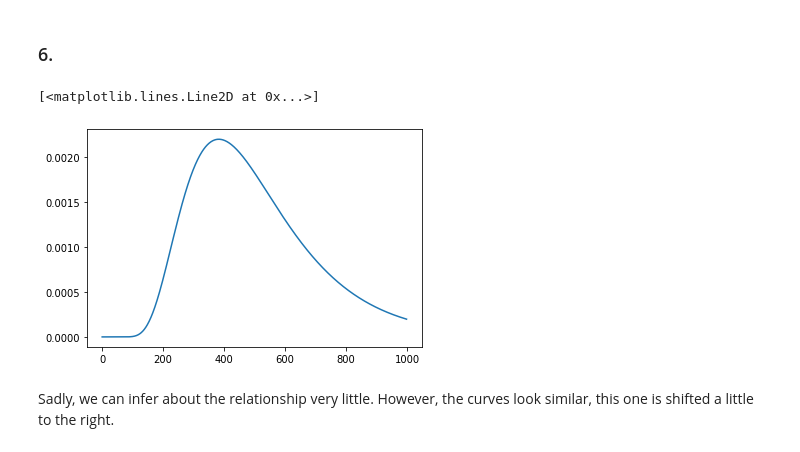
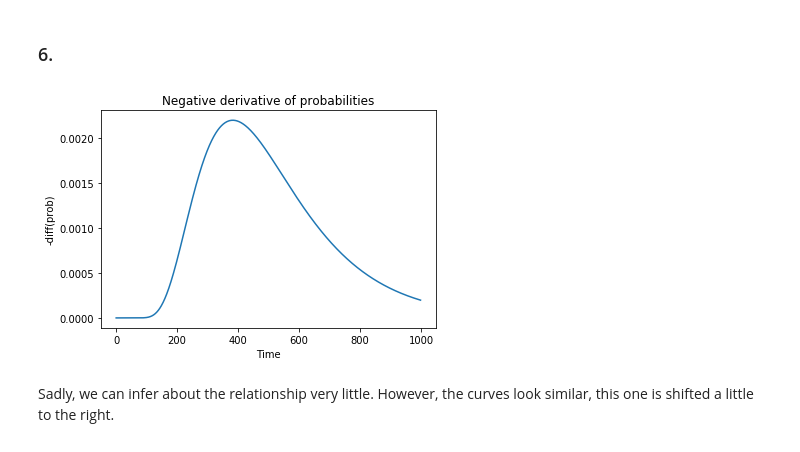
Before and after one commit to DorotheaMueller/mhbf, a Jupyter notebook: ex_7_budding_mueller.ipynb, the cells around one changed output. Cells and saved outputs as stored; diff of their text form; code cells hidden in the pictures.

```diff
--- a/ex_7_budding_mueller.ipynb
+++ b/ex_7_budding_mueller.ipynb
@@ -92,11 +99,14 @@ plt.plot(trans)
 The probabilities are not normalized because the transition probabilities in the transition matrix do not sum up to 1 as we would have expected.
 # %% [markdown]
 ### 6.
-# %%
-plt.plot(-np.diff(trans))
-# %% [output]
-[<matplotlib.lines.Line2D at 0x...>]
-[figure, removed]
+# %%
+plt.plot(-np.diff(trans))
+plt.xlabel('Time')
+plt.ylabel('-diff(prob)')
+plt.title('Negative derivative of probabilities')
+plt.show()
+# %% [output]
+[figure, added]
 # %% [markdown]
 Sadly, we can infer about the relationship very little. However, the curves look similar, this one is shifted a little to the right.
 # %% [markdown]
```
Also changed, not shown: parts of 4 cells of this notebook.
